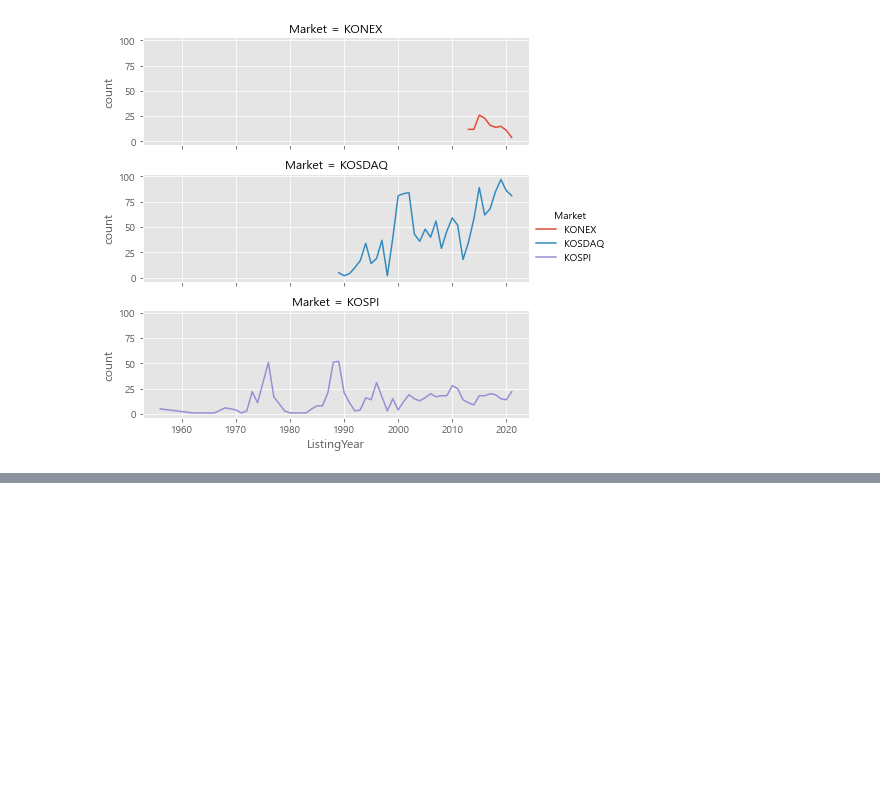
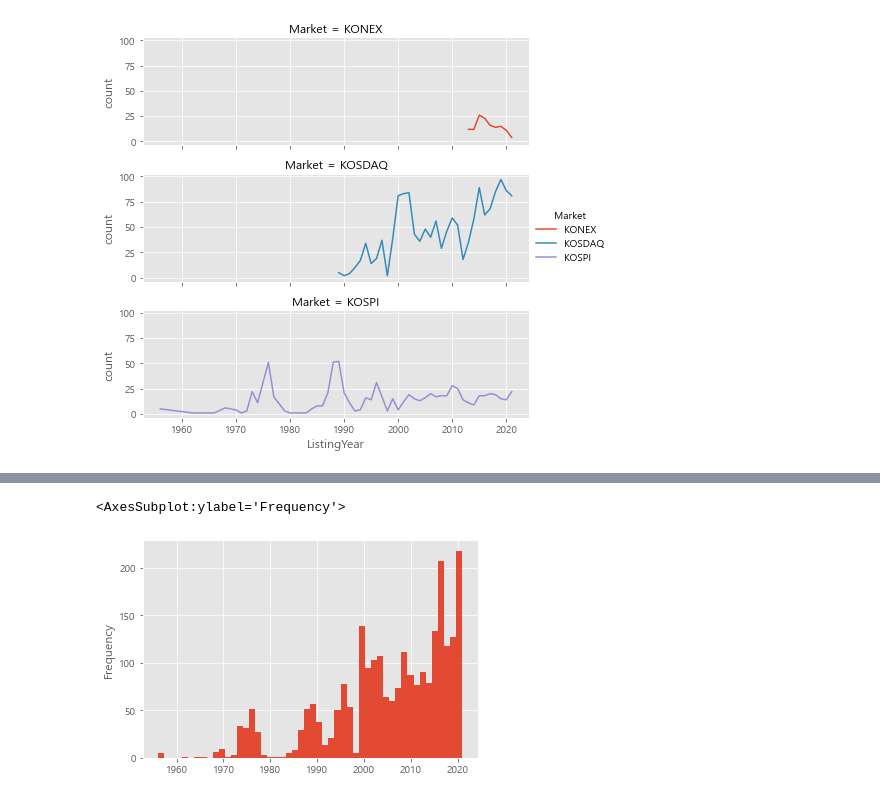
Before and after one commit to ParkSuJeong74/credit_ML, a Jupyter notebook: KRX/KRX_Plot.ipynb, the cells around one changed output, grey strips where cells are left out. Saved outputs shown, nothing was run; the diff lists cells and outputs as text; code cells hidden in the pictures; blank space fills up the shorter version.

Commit message:
KRX plot complete

```diff
--- a/KRX/KRX_Plot.ipynb
+++ b/KRX/KRX_Plot.ipynb
@@ -221,0 +237,6 @@ g=sns.relplot(data=df_market_year, x="ListingYear", y="count", hue="Market",
+# %%
+# bins : 얼마나 쪼갤것인지(모양 변함)
+df["ListingYear"].plot.hist(bins=50)
+# %% [output]
+<AxesSubplot:ylabel='Frequency'>
+[figure, added]
```
Also changed, not shown: parts of 28 cells of this notebook.
